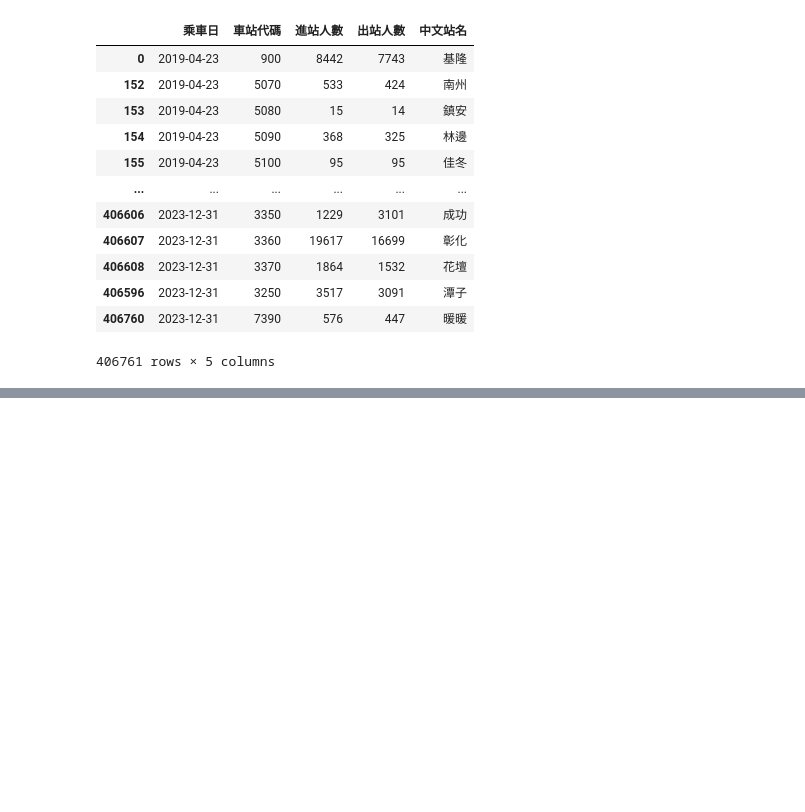
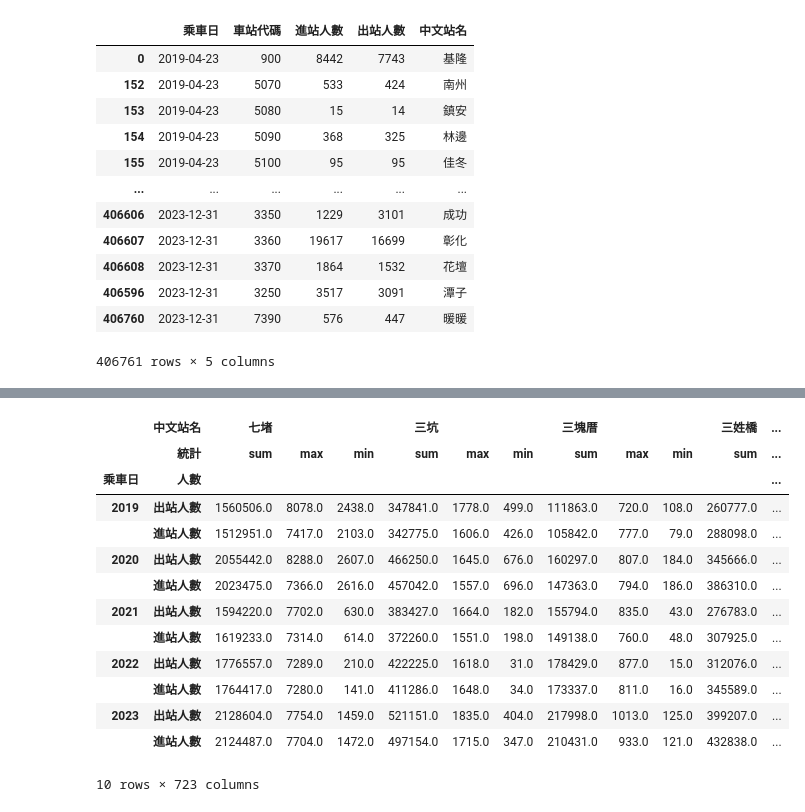
Before and after one commit to ginacarry/2024-02-AI-, a Jupyter notebook: lesson22/lesson22_4.ipynb, the cells around one changed output, grey strips where cells are left out. Saved outputs shown, nothing was run; the diff lists cells and outputs as text; code cells hidden in the pictures; blank space fills up the shorter version.

```diff
--- a/lesson22/lesson22_4.ipynb
+++ b/lesson22/lesson22_4.ipynb
@@ -180,0 +214,3 @@ station_all_df2
+# %%
+df3 = station_all_df2.groupby(['中文站名',station_all_df2['乘車日'].dt.year])[['進站人數','出站人數']].agg(['sum','max','min'])
+df3
@@ -180,0 +251,3 @@ station_all_df2
+# %%
+df3.columns.names = ['人數','統計']
+df3
@@ -180,0 +270,17 @@ station_all_df2
+# %%
+df3.stack(level=['人數','統計']).unstack(level=['中文站名','統計'])
+# %% [output]
+|  | 中文站名 | 七堵 |  |  | 三坑 |  |  | 三塊厝 |  |  | 三姓橋 | ... |
+|  | 統計 | sum | max | min | sum | max | min | sum | max | min | sum | ... |
+| 乘車日 | 人數 |  |  |  |  |  |  |  |  |  |  | ... |
+| 2019 | 出站人數 | 1560506.0 | 8078.0 | 2438.0 | 347841.0 | 1778.0 | 499.0 | 111863.0 | 720.0 | 108.0 | 260777.0 | ... |
+|  | 進站人數 | 1512951.0 | 7417.0 | 2103.0 | 342775.0 | 1606.0 | 426.0 | 105842.0 | 777.0 | 79.0 | 288098.0 | ... |
+| 2020 | 出站人數 | 2055442.0 | 8288.0 | 2607.0 | 466250.0 | 1645.0 | 676.0 | 160297.0 | 807.0 | 184.0 | 345666.0 | ... |
+|  | 進站人數 | 2023475.0 | 7366.0 | 2616.0 | 457042.0 | 1557.0 | 696.0 | 147363.0 | 794.0 | 186.0 | 386310.0 | ... |
+| 2021 | 出站人數 | 1594220.0 | 7702.0 | 630.0 | 383427.0 | 1664.0 | 182.0 | 155794.0 | 835.0 | 43.0 | 276783.0 | ... |
+|  | 進站人數 | 1619233.0 | 7314.0 | 614.0 | 372260.0 | 1551.0 | 198.0 | 149138.0 | 760.0 | 48.0 | 307925.0 | ... |
+| 2022 | 出站人數 | 1776557.0 | 7289.0 | 210.0 | 422225.0 | 1618.0 | 31.0 | 178429.0 | 877.0 | 15.0 | 312076.0 | ... |
+|  | 進站人數 | 1764417.0 | 7280.0 | 141.0 | 411286.0 | 1648.0 | 34.0 | 173337.0 | 811.0 | 16.0 | 345589.0 | ... |
+| 2023 | 出站人數 | 2128604.0 | 7754.0 | 1459.0 | 521151.0 | 1835.0 | 404.0 | 217998.0 | 1013.0 | 125.0 | 399207.0 | ... |
+|  | 進站人數 | 2124487.0 | 7704.0 | 1472.0 | 497154.0 | 1715.0 | 347.0 | 210431.0 | 933.0 | 121.0 | 432838.0 | ... |
+10 rows × 723 columns
```
Also changed, not shown: parts of 5 cells of this notebook.
